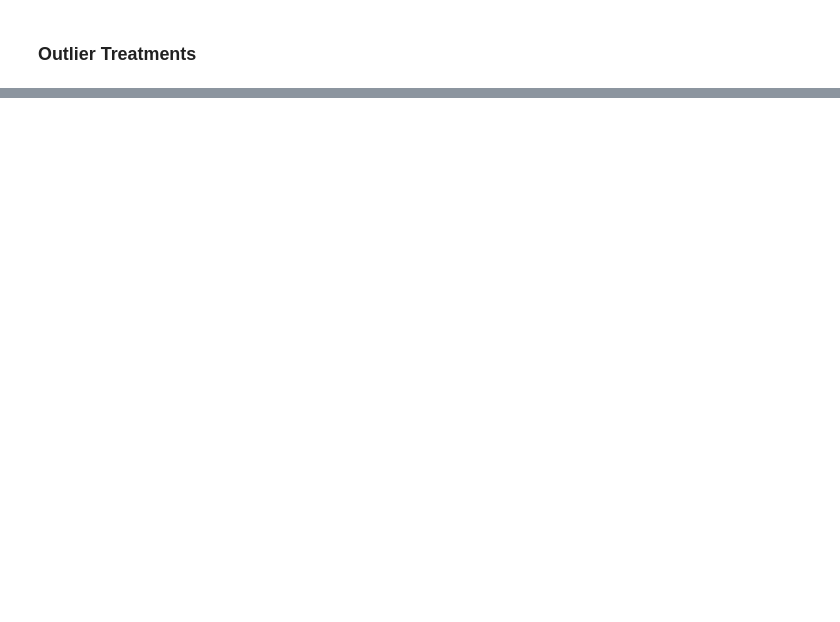
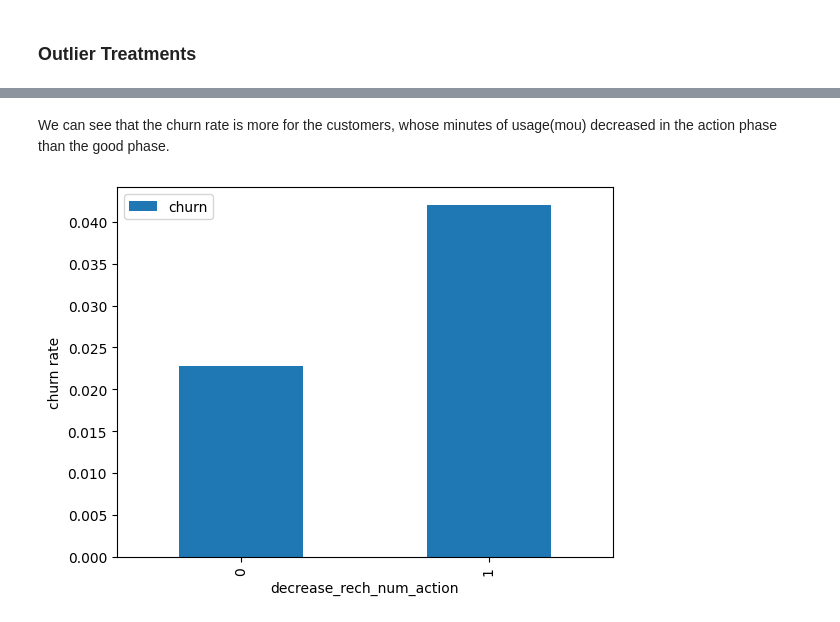
Before and after one commit to bunnynoddy14/Telecom-Churn-UpGrade, a Jupyter notebook: Telecom_churn_Case_study.ipynb, the cells around one changed output, grey strips where cells are left out. Drawn from its saved outputs; the diff is of its cells as text; code cells hidden in the pictures; blank space fills up the shorter version.

```diff
--- a/Telecom_churn_Case_study.ipynb
+++ b/Telecom_churn_Case_study.ipynb
@@ -403,0 +606,9 @@ df.shape
+# %% [markdown]
+We can see that the churn rate is more for the customers, whose minutes of usage(mou) decreased in the action phase than the good phase.
+# %%
+# Churn rate on the basis whether the customer decreased her/his number of recharge in action month
+data.pivot_table(values='churn', index='decrease_rech_num_action', aggfunc='mean').plot.bar()
+plt.ylabel('churn rate')
+plt.show()
+# %% [output]
+[figure, added]
```
Also changed, not shown: parts of 202 cells of this notebook.
